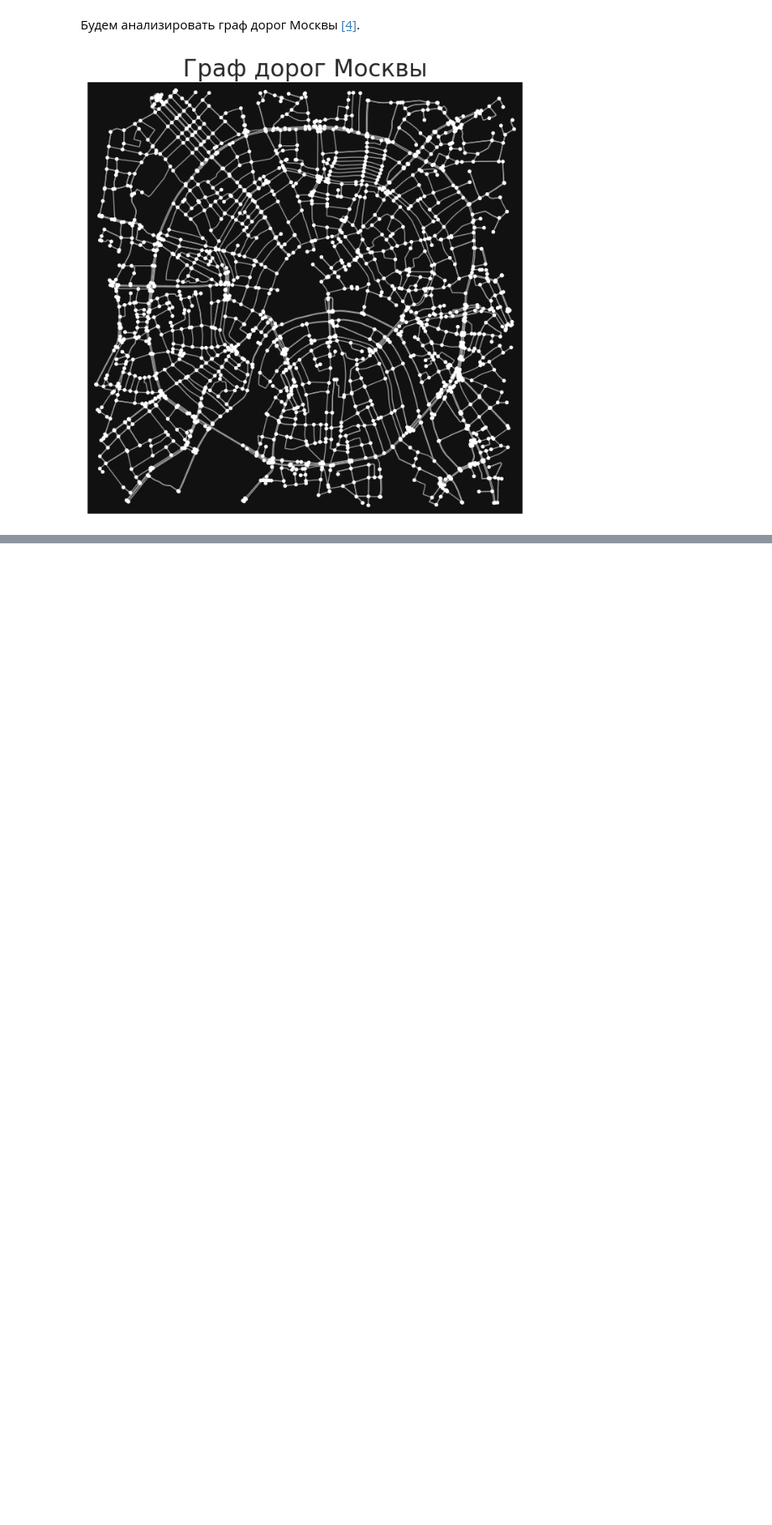
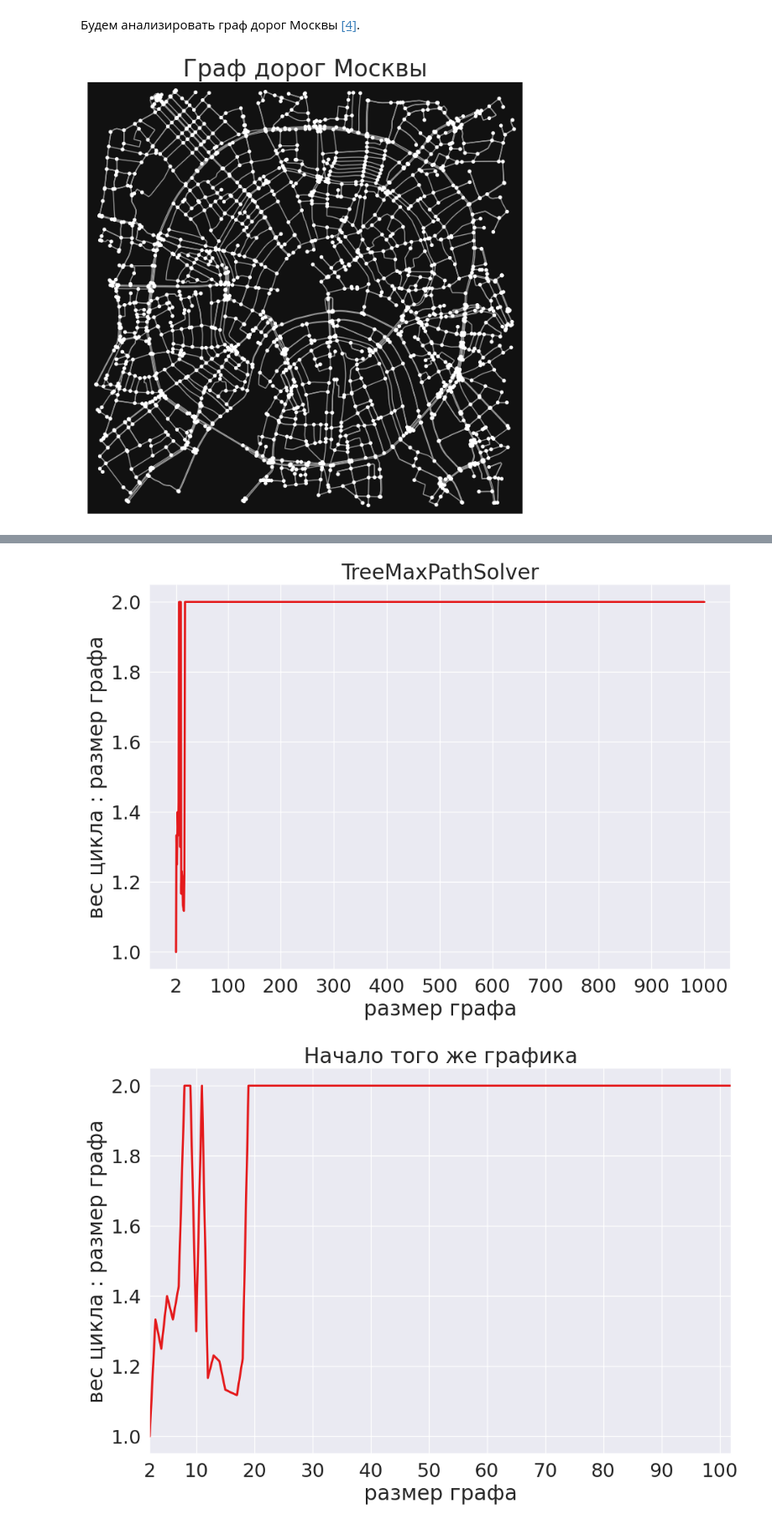
Before and after one commit to falseness/tsp, a Jupyter notebook: project.ipynb, the cells around one changed output, grey strips where cells are left out. Shown at 84% size. Cells and saved outputs as stored; diff of their text form; code cells hidden in the pictures; blank space fills up the shorter version.

```diff
--- a/project.ipynb
+++ b/project.ipynb
@@ -621,0 +644,5 @@ to_edgelist
+# %%
+run_and_draw_and_save('TreeMaxPathSolver', 'moscow_tree_max_path_solver.csv')
+# %% [output]
+[figure, added]
+[figure, added]
```
Also changed, not shown: parts of 27 cells of this notebook, 4 other files.
